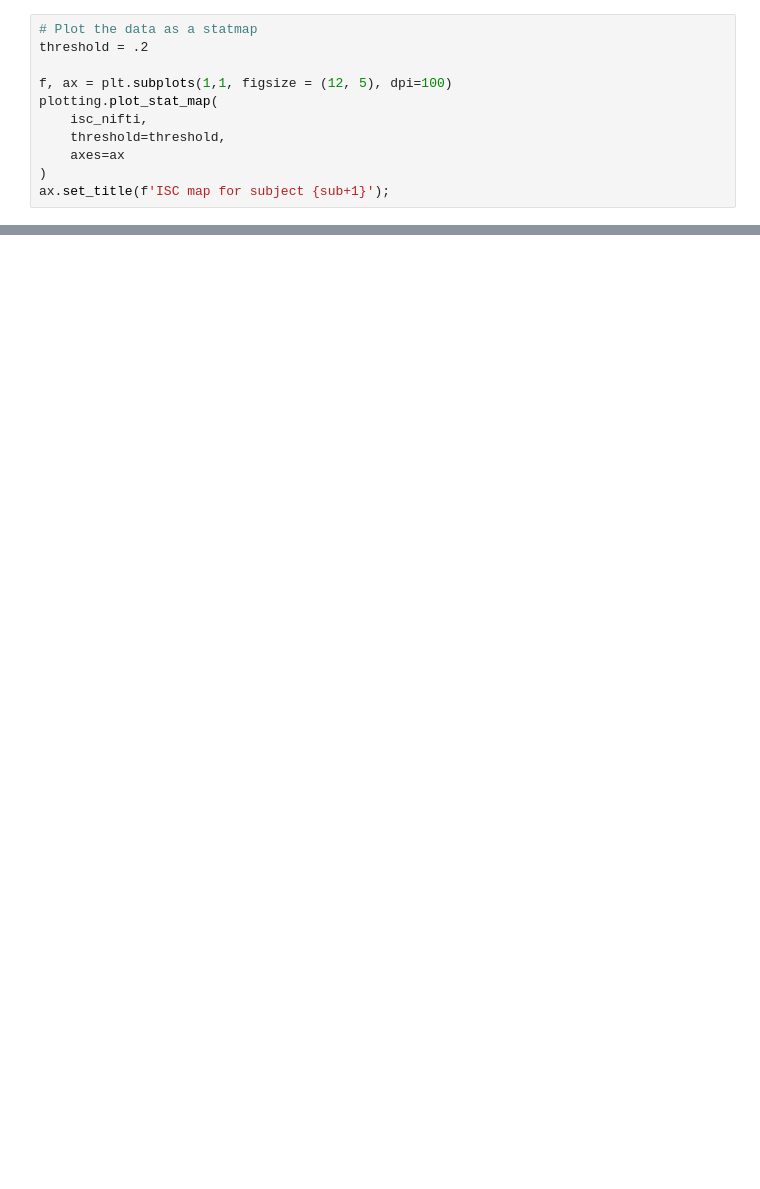
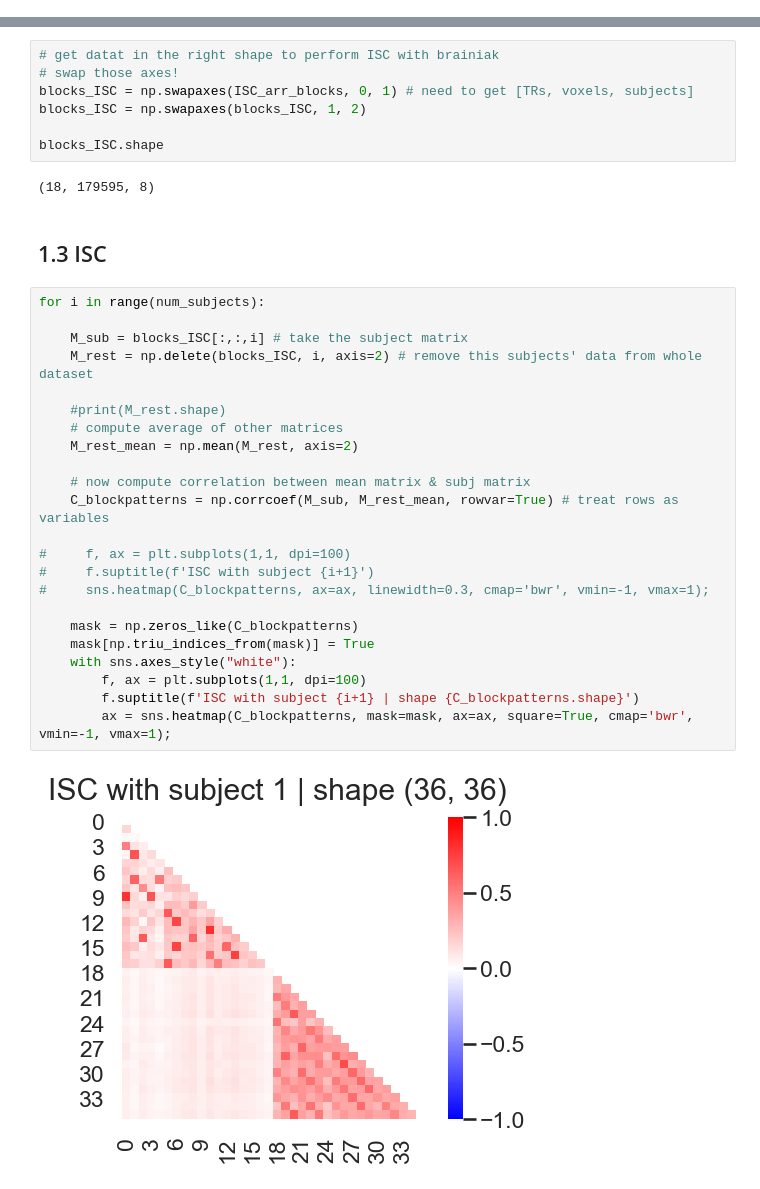
Before and after one commit to tomov/VGDL-fMRI-Python-Data-Analysis, a Jupyter notebook: Multivariate_analyses/ISC_nosmooth.ipynb, the cells around one changed output, grey strips where cells are left out. Saved outputs shown, nothing was run; the diff lists cells and outputs as text; blank space fills up the shorter version.

Commit message:
divided all data into smooth or nosmooth notebook

```diff
--- a/Multivariate_analyses/ISC_nosmooth.ipynb
+++ b/Multivariate_analyses/ISC_nosmooth.ipynb
@@ -256,11 +0,0 @@ print(isc_nifti.shape)
-# %%
-# Plot the data as a statmap
-threshold = .2
-
-f, ax = plt.subplots(1,1, figsize = (12, 5), dpi=100)
-plotting.plot_stat_map(
-    isc_nifti,
-    threshold=threshold,
-    axes=ax
-)
-ax.set_title(f'ISC map for subject {sub+1}');
@@ -266,0 +159,36 @@ ax.set_title(f'ISC map for subject {sub+1}');
+# %%
+# get datat in the right shape to perform ISC with brainiak
+# swap those axes!
+blocks_ISC = np.swapaxes(ISC_arr_blocks, 0, 1) # need to get [TRs, voxels, subjects]
+blocks_ISC = np.swapaxes(blocks_ISC, 1, 2)
+
+blocks_ISC.shape
+# %% [output]
+(18, 179595, 8)
+# %% [markdown]
+## 1.3 ISC
+# %%
+for i in range(num_subjects):
+
+    M_sub = blocks_ISC[:,:,i] # take the subject matrix
+    M_rest = np.delete(blocks_ISC, i, axis=2) # remove this subjects' data from whole dataset
+
+    #print(M_rest.shape)
+    # compute average of other matrices
+    M_rest_mean = np.mean(M_rest, axis=2)
+
+    # now compute correlation between mean matrix & subj matrix
+    C_blockpatterns = np.corrcoef(M_sub, M_rest_mean, rowvar=True) # treat rows as variables
+
+#     f, ax = plt.subplots(1,1, dpi=100)
+#     f.suptitle(f'ISC with subject {i+1}')
+#     sns.heatmap(C_blockpatterns, ax=ax, linewidth=0.3, cmap='bwr', vmin=-1, vmax=1);
+
+    mask = np.zeros_like(C_blockpatterns)
+    mask[np.triu_indices_from(mask)] = True
+    with sns.axes_style("white"):
+        f, ax = plt.subplots(1,1, dpi=100)
+        f.suptitle(f'ISC with subject {i+1} | shape {C_blockpatterns.shape}')
+        ax = sns.heatmap(C_blockpatterns, mask=mask, ax=ax, square=True, cmap='bwr', vmin=-1, vmax=1);
+# %% [output]
+[figure, added]
```
Also changed, not shown: parts of 45 cells of this notebook.
